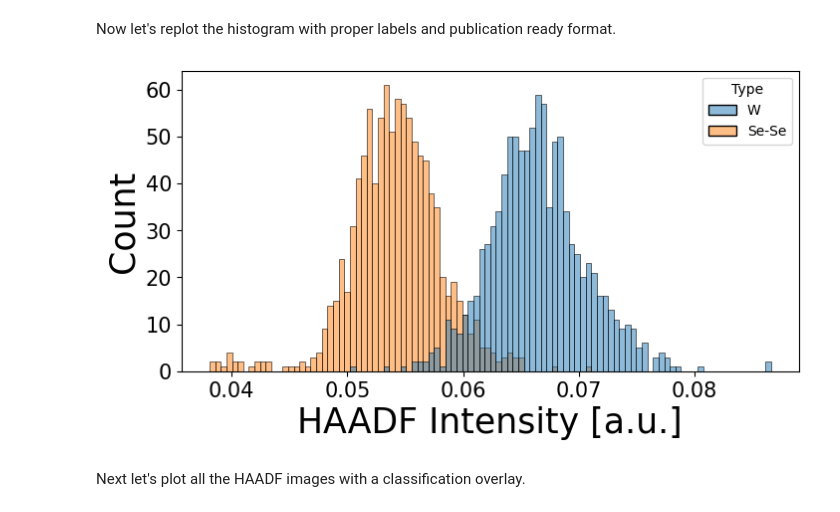
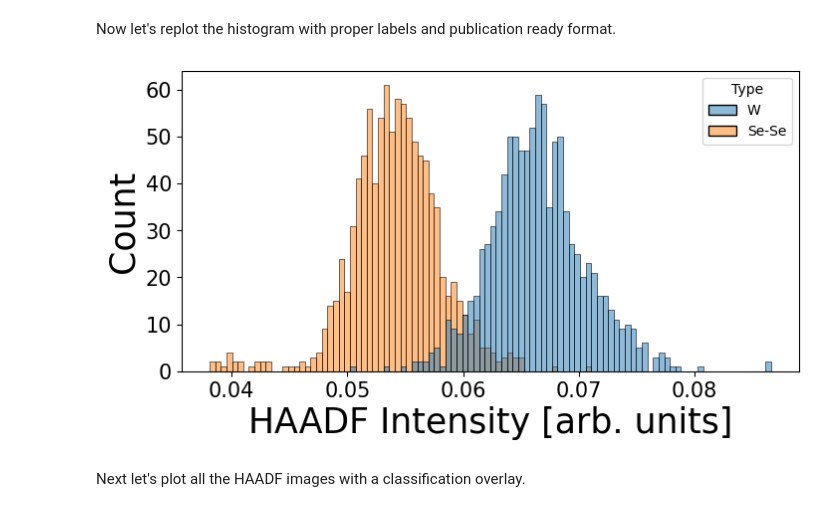
Before and after one commit to ondrejdyck/SEEBIC_electron_orbitals, a Jupyter notebook: atomai_analysis.ipynb, the cells around one changed output. Drawn from its saved outputs; the diff is of its cells as text; code cells hidden in the pictures.

```diff
--- a/atomai_analysis.ipynb
+++ b/atomai_analysis.ipynb
@@ -336,11 +332,16 @@ temp = np.array(['null']*len(atomsdf_sub), np.dtype(('U', 10)))
 zero_ind = atomsdf_sub[atomsdf_sub['k-means labels']==0].index
 one_ind = atomsdf_sub[atomsdf_sub['k-means labels']==1].index
 
-# Change these to match histogram intensity to the proper label
-##################################################################
-temp[zero_ind] = 'W'
-temp[one_ind] = 'Se-Se'
-##################################################################
+# Decide which k-means label is W and which is Se-Se. W will be the brighter/leftmost peak.
+zero_mean = atomsdf_sub[atomsdf_sub["k-means labels"]==0]["HAADF Intensity"].mean()
+one_mean = atomsdf_sub[atomsdf_sub["k-means labels"]==1]["HAADF Intensity"].mean()
+
+if zero_mean > one_mean:
+    temp[zero_ind] = 'W'
+    temp[one_ind] = 'Se-Se'
+else:
+    temp[zero_ind] = 'Se-Se'
+    temp[one_ind] = 'W'
 
 # put in dataframe
 atomsdf_sub['Type'] = temp
@@ -349,14 +350,14 @@ Now let's replot the histogram with proper labels and publication ready format.
 # %%
 fig, ax = plt.subplots(1, figsize=(8,4), facecolor='white', dpi=100)
 sns.histplot(data=atomsdf_sub, x='HAADF Intensity', hue='Type', bins=100, ax=ax)
-ax.set_xlabel('HAADF Intensity [a.u.]', fontsize=25)
+ax.set_xlabel('HAADF Intensity [arb. units]', fontsize=25)
 ax.set_ylabel('Count', fontsize=25)
 ax.tick_params(labelsize=15)
 plt.savefig(basename+'_classified_histogram.png', bbox_inches='tight', dpi=200)
 #plt.savefig(basename+'_classified_histogram.svg', bbox_inches='tight')
 plt.show()
 # %% [output]
-[figure, old version]
+[figure, new version]
 # %% [markdown]
 Next let's plot all the HAADF images with a classification overlay.
 # %%
```
Also changed, not shown: parts of 9 cells of this notebook, 3 other files.
